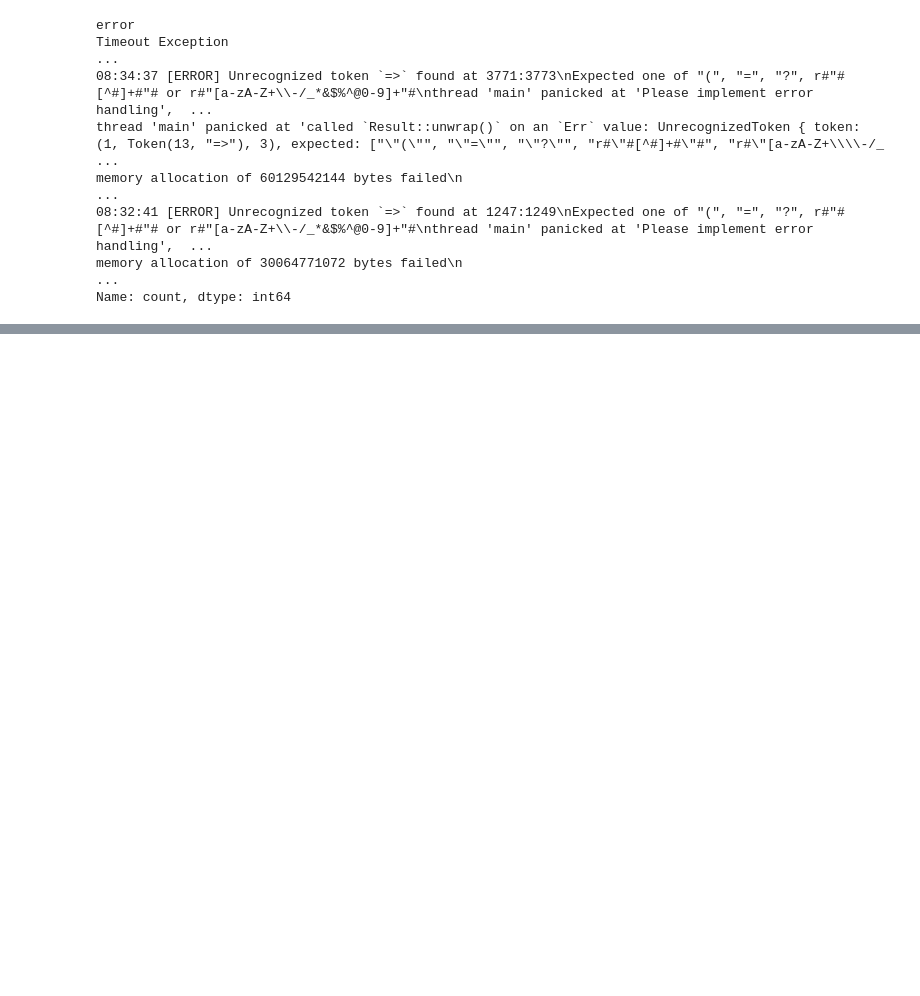
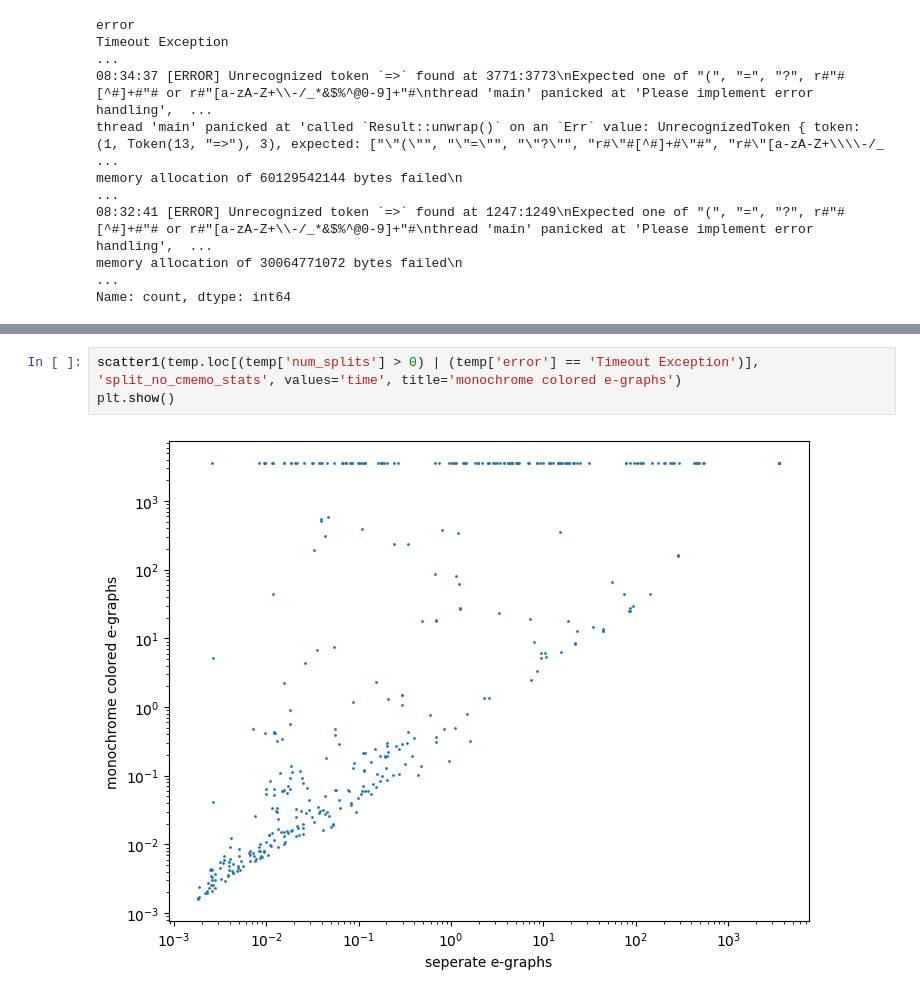
Before and after one commit to eytans/TheSy, a Jupyter notebook: experiments/cvc4_newth_alltogether/process_results.ipynb, the cells around one changed output, grey strips where cells are left out. Drawn from its saved outputs; the diff is of its cells as text; blank space fills up the shorter version.

```diff
--- a/experiments/cvc4_newth_alltogether/process_results.ipynb
+++ b/experiments/cvc4_newth_alltogether/process_results.ipynb
@@ -433,0 +463,5 @@ runtimes = master_df[master_df['error'].isnull() | (master_df['error'] == 'Timeo
+# %%
+scatter1(temp.loc[(temp['num_splits'] > 0) | (temp['error'] == 'Timeout Exception')], 'split_no_cmemo_stats', values='time', title='monochrome colored e-graphs')
+plt.show()
+# %% [output]
+[figure, added]
```
Also changed, not shown: parts of 5 cells of this notebook, 4 other files.
